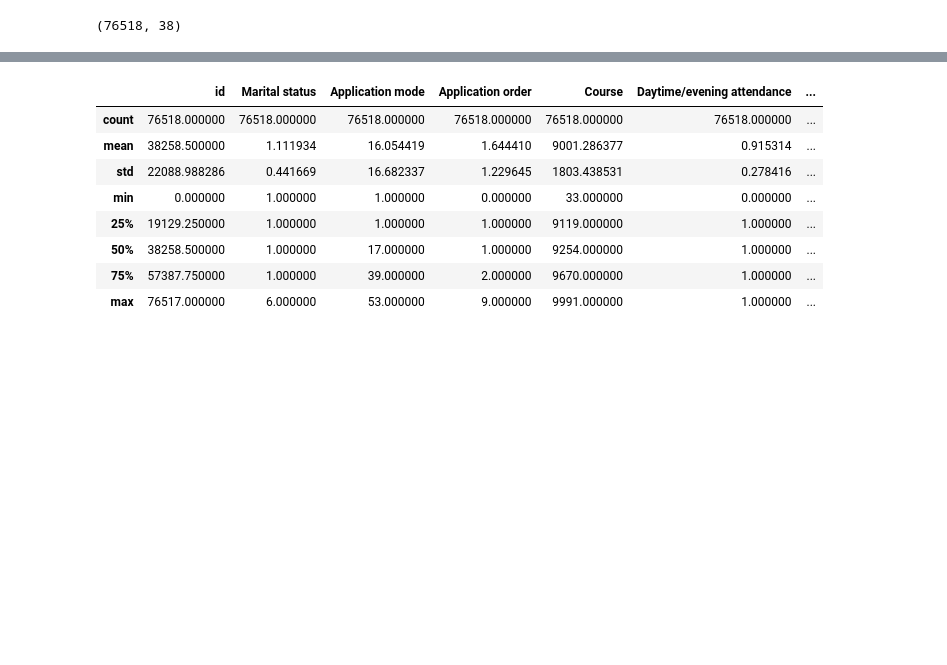
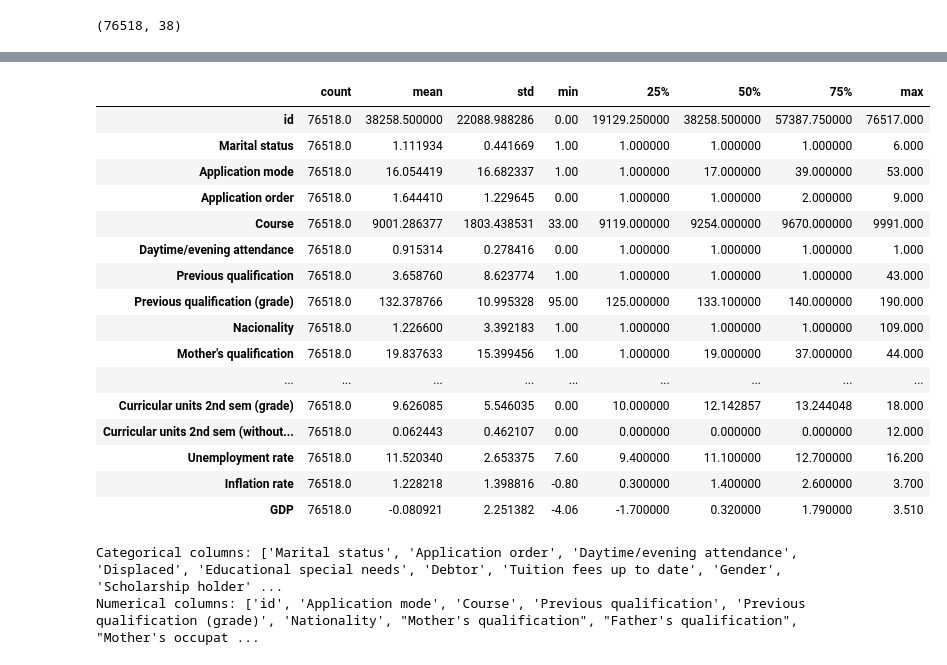
Before and after one commit to ednguyenn/kaggle_academics_classification, a Jupyter notebook: notebooks/EDA.ipynb, the cells around one changed output, grey strips where cells are left out. Cells and saved outputs as stored; diff of their text form; code cells hidden in the pictures; blank space fills up the shorter version.

```diff
--- a/notebooks/EDA.ipynb
+++ b/notebooks/EDA.ipynb
@@ -61,14 +70,22 @@ GDP                                               float64
 Target                                             object
 dtype: object
 # %%
-df.describe()
+df.describe().T
 # %% [output]
-|  | id | Marital status | Application mode | Application order | Course | Daytime/evening attendance | ... |
-| count | 76518.000000 | 76518.000000 | 76518.000000 | 76518.000000 | 76518.000000 | 76518.000000 | ... |
-| mean | 38258.500000 | 1.111934 | 16.054419 | 1.644410 | 9001.286377 | 0.915314 | ... |
-| std | 22088.988286 | 0.441669 | 16.682337 | 1.229645 | 1803.438531 | 0.278416 | ... |
-| min | 0.000000 | 1.000000 | 1.000000 | 0.000000 | 33.000000 | 0.000000 | ... |
-| 25% | 19129.250000 | 1.000000 | 1.000000 | 1.000000 | 9119.000000 | 1.000000 | ... |
-| 50% | 38258.500000 | 1.000000 | 17.000000 | 1.000000 | 9254.000000 | 1.000000 | ... |
-| 75% | 57387.750000 | 1.000000 | 39.000000 | 2.000000 | 9670.000000 | 1.000000 | ... |
-| max | 76517.000000 | 6.000000 | 53.000000 | 9.000000 | 9991.000000 | 1.000000 | ... |
+|  | count | mean | std | min | 25% | 50% | 75% | max |
+| id | 76518.0 | 38258.500000 | 22088.988286 | 0.00 | 19129.250000 | 38258.500000 | 57387.750000 | 76517.000 |
+| Marital status | 76518.0 | 1.111934 | 0.441669 | 1.00 | 1.000000 | 1.000000 | 1.000000 | 6.000 |
+| Application mode | 76518.0 | 16.054419 | 16.682337 | 1.00 | 1.000000 | 17.000000 | 39.000000 | 53.000 |
+| Application order | 76518.0 | 1.644410 | 1.229645 | 0.00 | 1.000000 | 1.000000 | 2.000000 | 9.000 |
+| Course | 76518.0 | 9001.286377 | 1803.438531 | 33.00 | 9119.000000 | 9254.000000 | 9670.000000 | 9991.000 |
+| Daytime/evening attendance | 76518.0 | 0.915314 | 0.278416 | 0.00 | 1.000000 | 1.000000 | 1.000000 | 1.000 |
+| Previous qualification | 76518.0 | 3.658760 | 8.623774 | 1.00 | 1.000000 | 1.000000 | 1.000000 | 43.000 |
+| Previous qualification (grade) | 76518.0 | 132.378766 | 10.995328 | 95.00 | 125.000000 | 133.100000 | 140.000000 | 190.000 |
+| Nacionality | 76518.0 | 1.226600 | 3.392183 | 1.00 | 1.000000 | 1.000000 | 1.000000 | 109.000 |
+| Mother's qualification | 76518.0 | 19.837633 | 15.399456 | 1.00 | 1.000000 | 19.000000 | 37.000000 | 44.000 |
+| ... | ... | ... | ... | ... | ... | ... | ... | ... |
+| Curricular units 2nd sem (grade) | 76518.0 | 9.626085 | 5.546035 | 0.00 | 10.000000 | 12.142857 | 13.244048 | 18.000 |
+| Curricular units 2nd sem (without... | 76518.0 | 0.062443 | 0.462107 | 0.00 | 0.000000 | 0.000000 | 0.000000 | 12.000 |
+| Unemployment rate | 76518.0 | 11.520340 | 2.653375 | 7.60 | 9.400000 | 11.100000 | 12.700000 | 16.200 |
+| Inflation rate | 76518.0 | 1.228218 | 1.398816 | -0.80 | 0.300000 | 1.400000 | 2.600000 | 3.700 |
+| GDP | 76518.0 | -0.080921 | 2.251382 | -4.06 | -1.700000 | 0.320000 | 1.790000 | 3.510 |
@@ -74,0 +96,22 @@ df.describe()
+# %%
+# Define the threshold for unique values to consider a column as categorical
+threshold = 8
+
+# Initialize lists to hold categorical and numerical columns
+cat_cols = []
+num_cols = []
+
+# Iterate over the columns and categorize based on the unique values
+for col in df.columns:
+    unique_values = df[col].nunique()
+    if unique_values <= threshold:
+        cat_cols.append(col)
+    else:
+        num_cols.append(col)
+
+# Display the results
+print(f"Categorical columns: {cat_cols}")
+print(f"Numerical columns: {num_cols}")
+# %% [output]
+Categorical columns: ['Marital status', 'Application order', 'Daytime/evening attendance', 'Displaced', 'Educational special needs', 'Debtor', 'Tuition fees up to date', 'Gender', 'Scholarship holder' ...
+Numerical columns: ['id', 'Application mode', 'Course', 'Previous qualification', 'Previous qualification (grade)', 'Nationality', "Mother's qualification", "Father's qualification", "Mother's occupat ...
```
Also changed, not shown: parts of 28 cells of this notebook, 6 other files.
